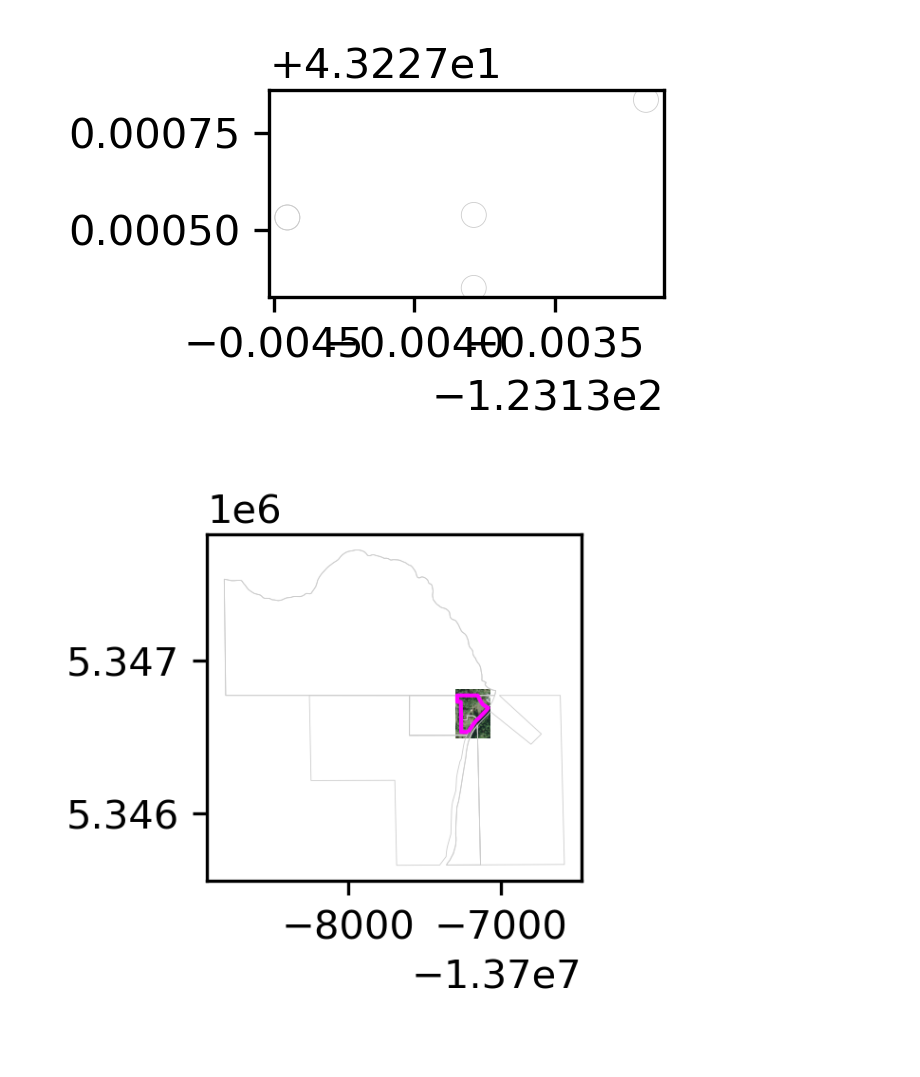
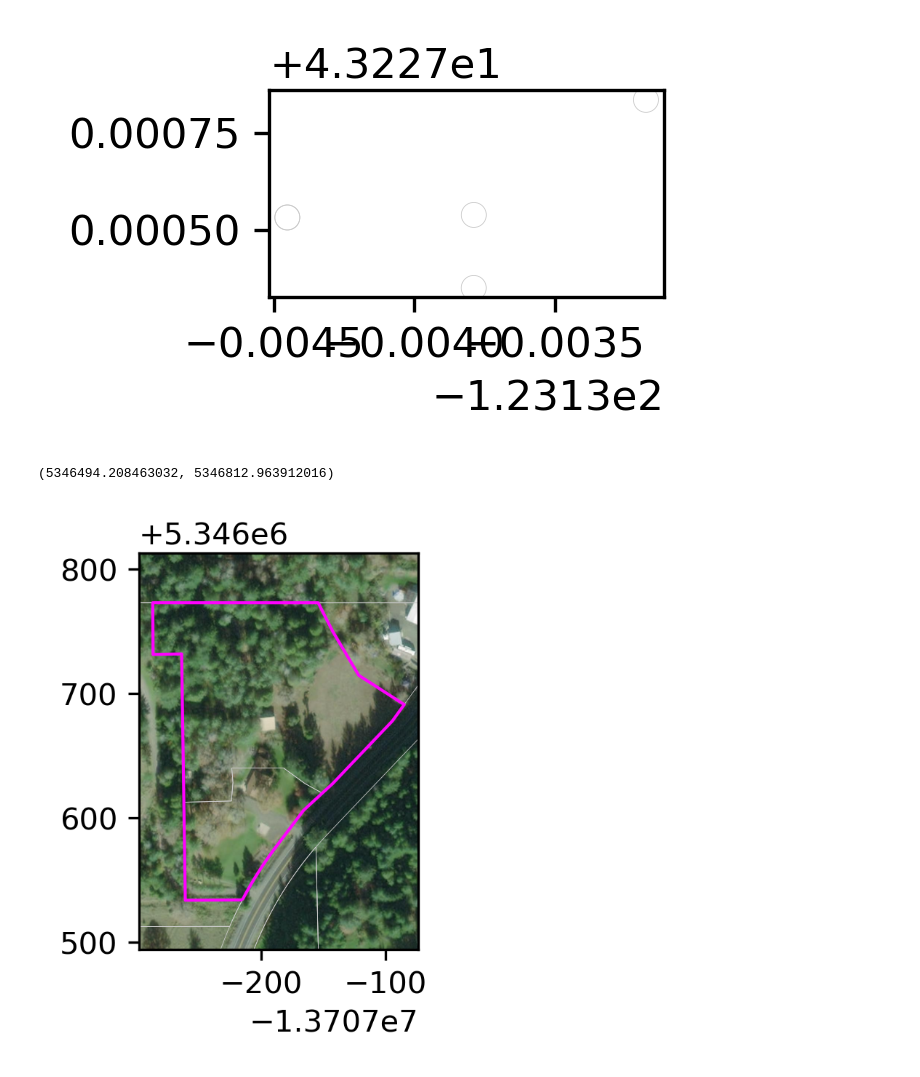
Before and after one commit to rhodges/ecotrust_jupyter, a Jupyter notebook: Drawing GIS/Draw Layered Map Tiles with MatPlotLib.ipynb, the cells around one changed output. Saved outputs shown, nothing was run; the diff lists cells and outputs as text; code cells hidden in the pictures.

Commit message:
taxlots drawn and image cropped to size

```diff
--- a/Drawing GIS/Draw Layered Map Tiles with MatPlotLib.ipynb
+++ b/Drawing GIS/Draw Layered Map Tiles with MatPlotLib.ipynb
@@ -218,28 +218,32 @@ work = gdf_taxlots.plot(ax=ax, lw=0.2, ec='#CCCCCC', fc='none')
 # %%
 # By creating a bbox using the GEOSGeometry(geom_string) method, query for taxlots like so:
 #   from landmapper.models import Taxlot
 #   from django.contrib.gis.geos import GEOSGeometry
 #   geom_string = '{"type": "Polygon", "coordinates": [ [ [{xmin}, {ymin}], [{xmin}, {ymax}]... ] ]}'
 #   poly = GEOSGeometry(geom_string)
 #   poly.srid = 3857
 #   lots = Taxlot.objects.filter(geometry__intersects=poly)
 #
 # GeoPandas can read geoms straight from PostGIS, too, so easier than turning the above into a GeoJSON FeatureCollection
 
 with open('./data/taxlots.json', 'r') as infile:
     taxlots = json.load(infile)
 
 gdf_taxlots = gpd.GeoDataFrame.from_features(taxlots)
 
 fig, ax = plt.subplots(figsize=(img_width,img_height), dpi=dpi)
 
 #Add Baselayer to plt
 work = show(reshape_as_raster(aerial_image), ax=ax, transform=trf)
 
 # call show again to keep stacking
 work = gdf_taxlots.plot(ax=ax, lw=0.2, ec='#CCCCCC', fc='none')
 
 # Plot property onto plot axis
 work = gdf_property.plot(ax=ax, lw=1, ec='#FF00FF', fc='none')
+
+ax.set_xlim(xmin, xmax)
+ax.set_ylim(ymin, ymax)
 # %% [output]
+(5346494.208463032, 5346812.963912016)
-[figure, old version]
+[figure, new version]
```
Also changed, not shown: parts of 1 cell of this notebook.
